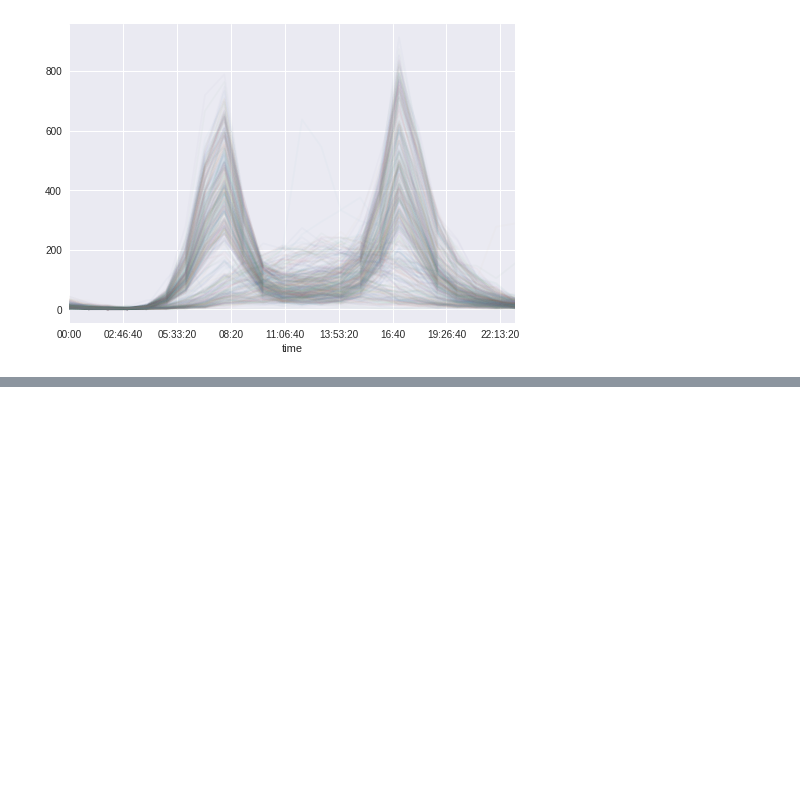
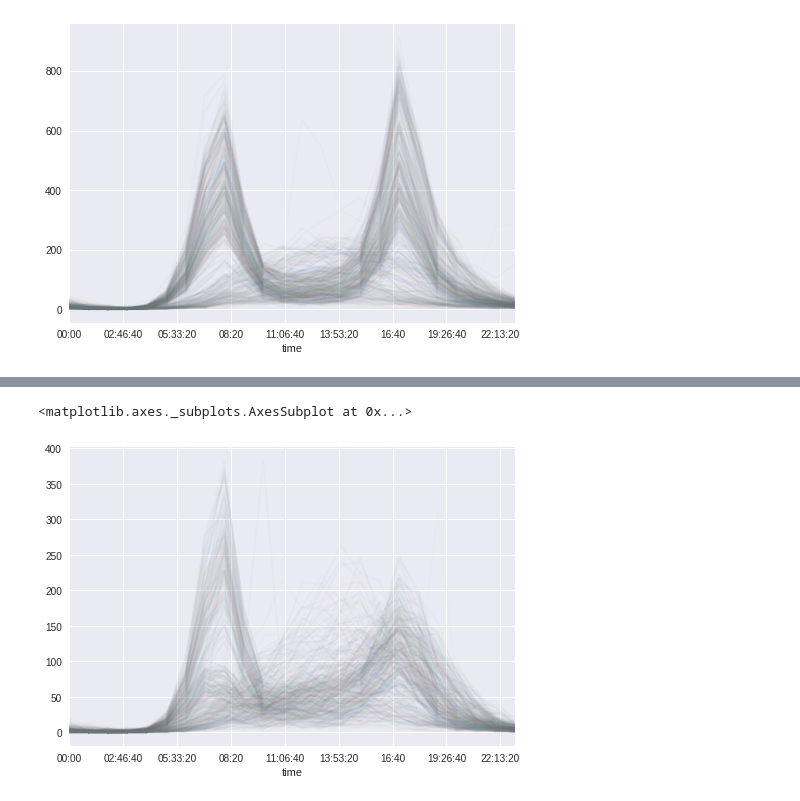
Before and after one commit to navaneethharidasan/Jupyter, a Jupyter notebook: JVC_jupyter_to_prod.ipynb, the cells around one changed output, grey strips where cells are left out. Drawn from its saved outputs; the diff is of its cells as text; code cells hidden in the pictures; blank space fills up the shorter version.

```diff
--- a/JVC_jupyter_to_prod.ipynb
+++ b/JVC_jupyter_to_prod.ipynb
@@ -88,3 +61,6 @@ pivoted.iloc[:,1500:2000].plot(legend=False,alpha = 0.03)
 # %% [output]
 <matplotlib.axes._subplots.AxesSubplot at 0x...>
 [figure]
+# %%
+pivoted_1 = data.pivot_table("East", index=data.index.time, columns= [data.index.date, data.index.month])
+pivoted_1.iloc[:5]
@@ -90,0 +76,5 @@ pivoted.iloc[:,1500:2000].plot(legend=False,alpha = 0.03)
+# %%
+pivoted_1.iloc[:,2500:].plot(legend=False,alpha = 0.03)
+# %% [output]
+<matplotlib.axes._subplots.AxesSubplot at 0x...>
+[figure, added]
```
Also changed, not shown: parts of 15 cells of this notebook.
